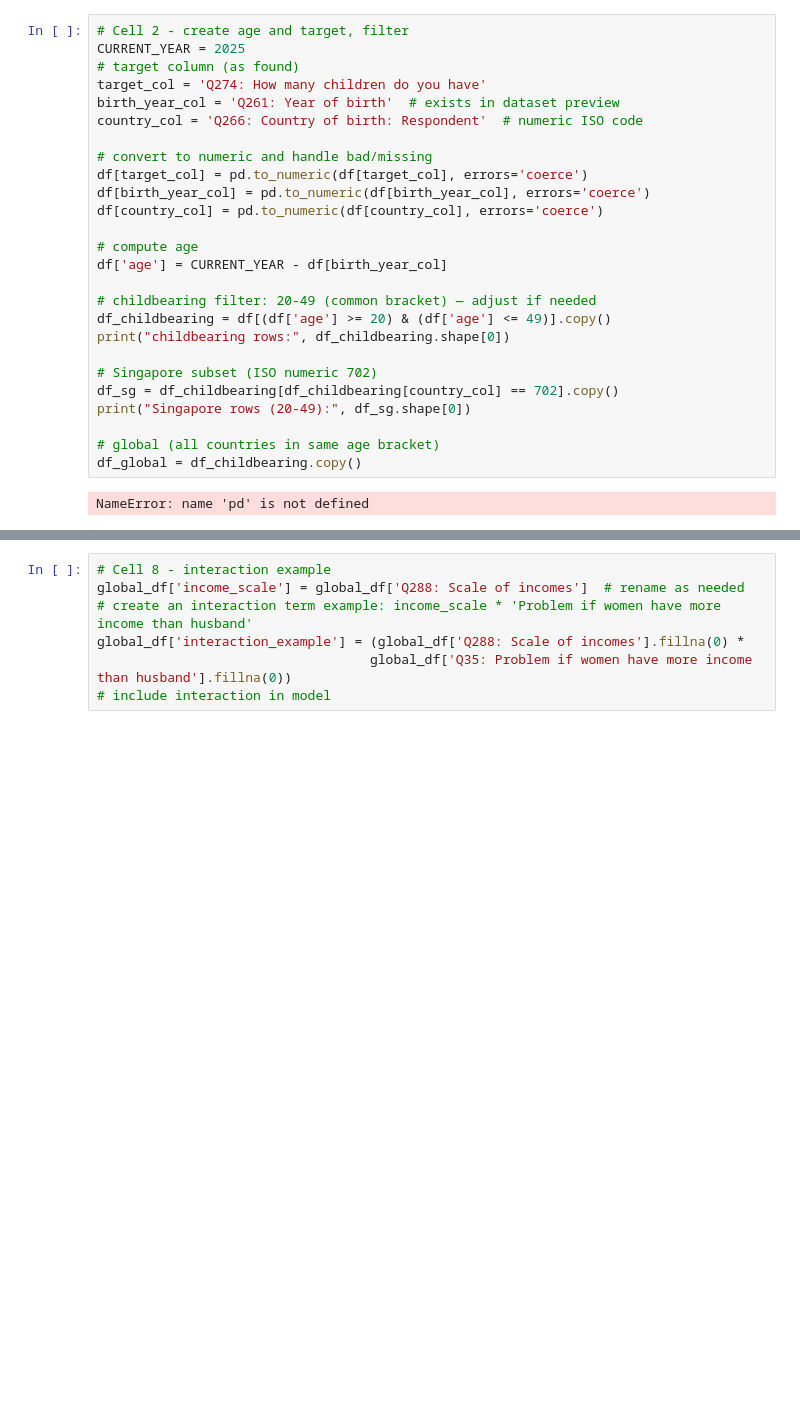
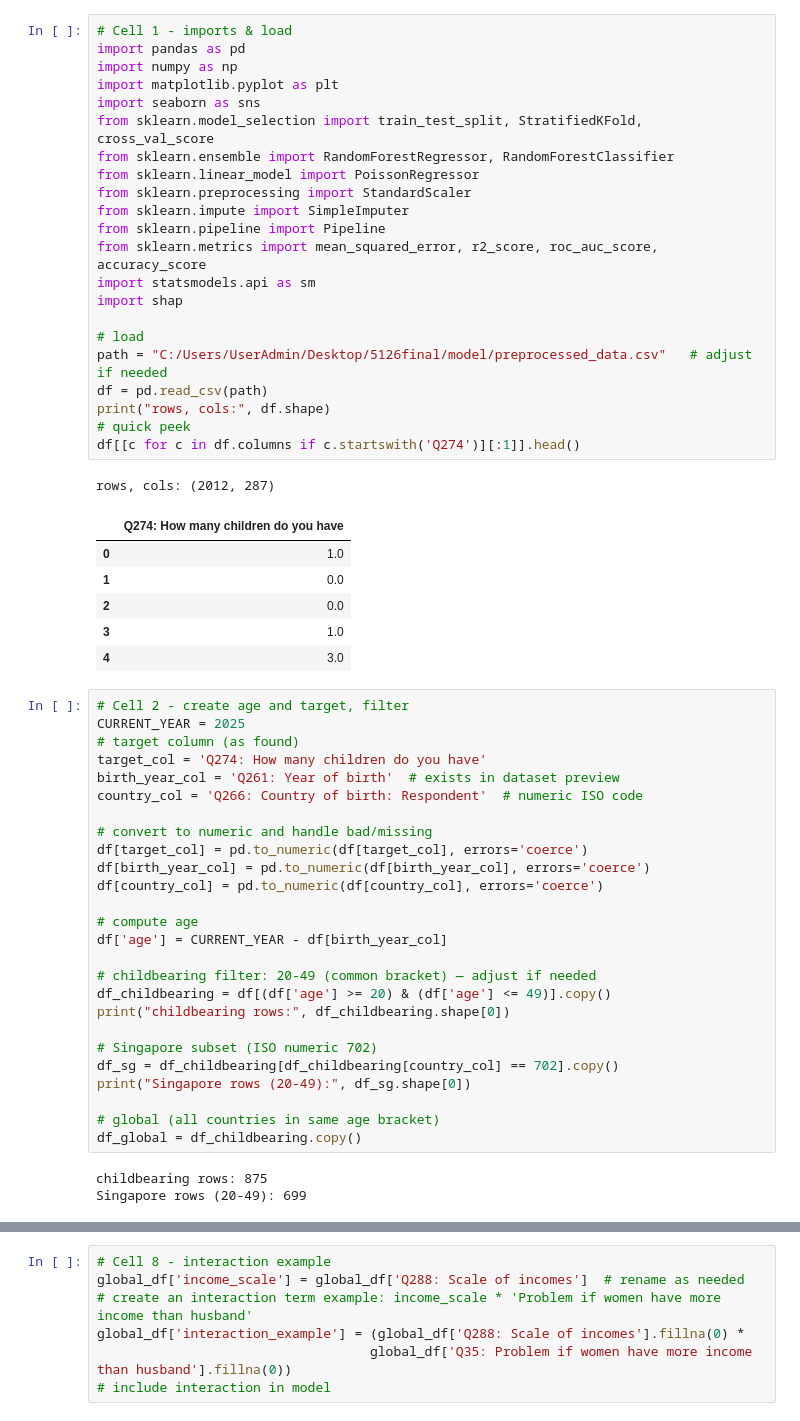
Before and after one commit to gooncaver/is5126_finalproj, a Jupyter notebook: Modelling/model_is5126.ipynb, the cells around one changed output, grey strips where cells are left out. Cells and saved outputs as stored; diff of their text form; blank space fills up the shorter version.

```diff
--- a/Modelling/model_is5126.ipynb
+++ b/Modelling/model_is5126.ipynb
@@ -1,3 +1,33 @@
+# %%
+# Cell 1 - imports & load
+import pandas as pd
+import numpy as np
+import matplotlib.pyplot as plt
+import seaborn as sns
+from sklearn.model_selection import train_test_split, StratifiedKFold, cross_val_score
+from sklearn.ensemble import RandomForestRegressor, RandomForestClassifier
+from sklearn.linear_model import PoissonRegressor
+from sklearn.preprocessing import StandardScaler
+from sklearn.impute import SimpleImputer
+from sklearn.pipeline import Pipeline
+from sklearn.metrics import mean_squared_error, r2_score, roc_auc_score, accuracy_score
+import statsmodels.api as sm
+import shap
+
+# load
+path = "C:/Users/UserAdmin/Desktop/5126final/model/preprocessed_data.csv"   # adjust if needed
+df = pd.read_csv(path)
+print("rows, cols:", df.shape)
+# quick peek
+df[[c for c in df.columns if c.startswith('Q274')][:1]].head()
+# %% [output]
+rows, cols: (2012, 287)
+|  | Q274: How many children do you have |
+| 0 | 1.0 |
+| 1 | 0.0 |
+| 2 | 0.0 |
+| 3 | 1.0 |
+| 4 | 3.0 |
 # %%
 # Cell 2 - create age and target, filter
 CURRENT_YEAR = 2025
@@ -25,7 +55,8 @@ print("Singapore rows (20-49):", df_sg.shape[0])
 # global (all countries in same age bracket)
 df_global = df_childbearing.copy()
 # %% [output]
-NameError: name 'pd' is not defined
+childbearing rows: 875
+Singapore rows (20-49): 699
 # %%
 # Cell 3 - EDA: target distribution and missingness
 import matplotlib.pyplot as plt
```
Also changed, not shown: parts of 9 cells of this notebook.
